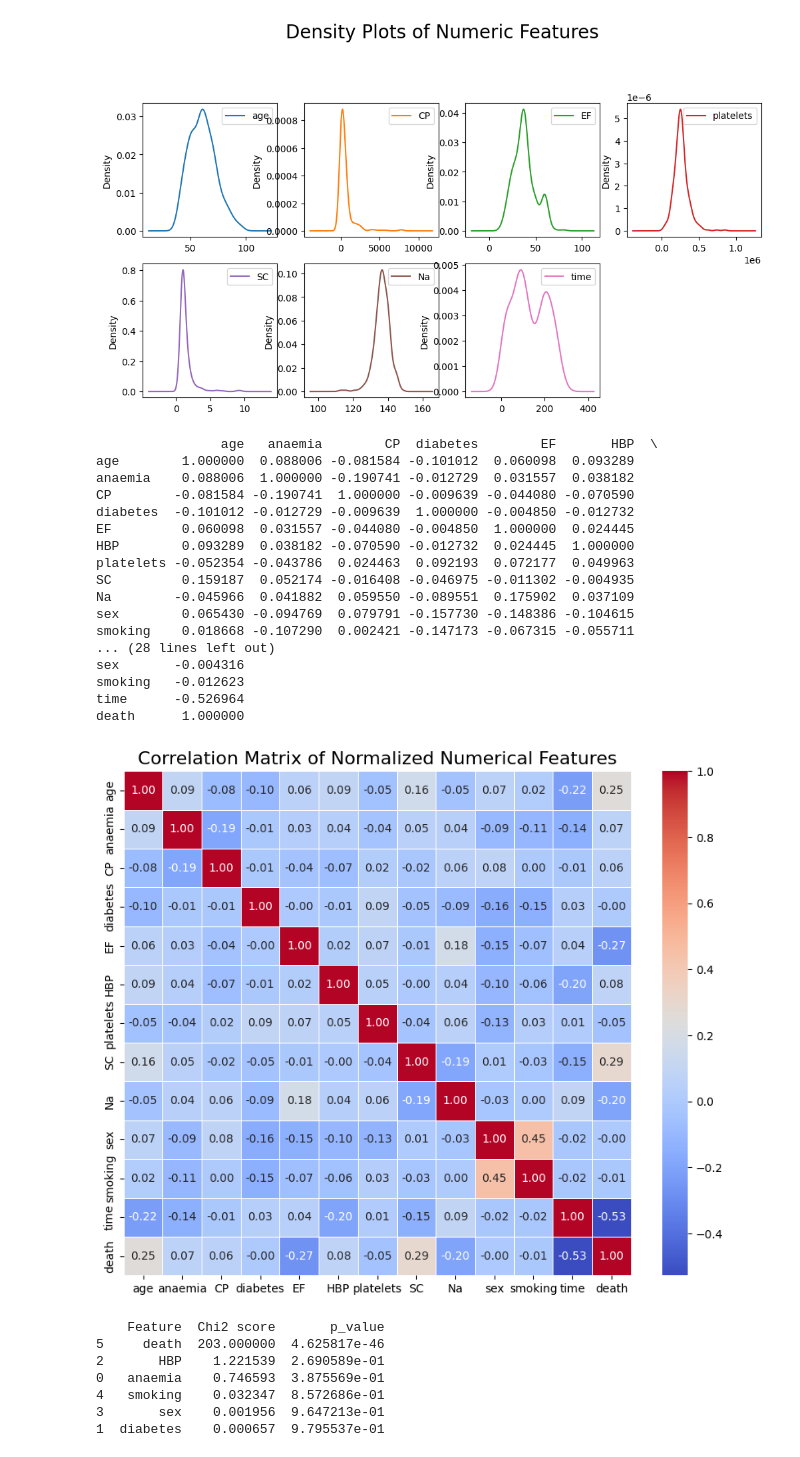
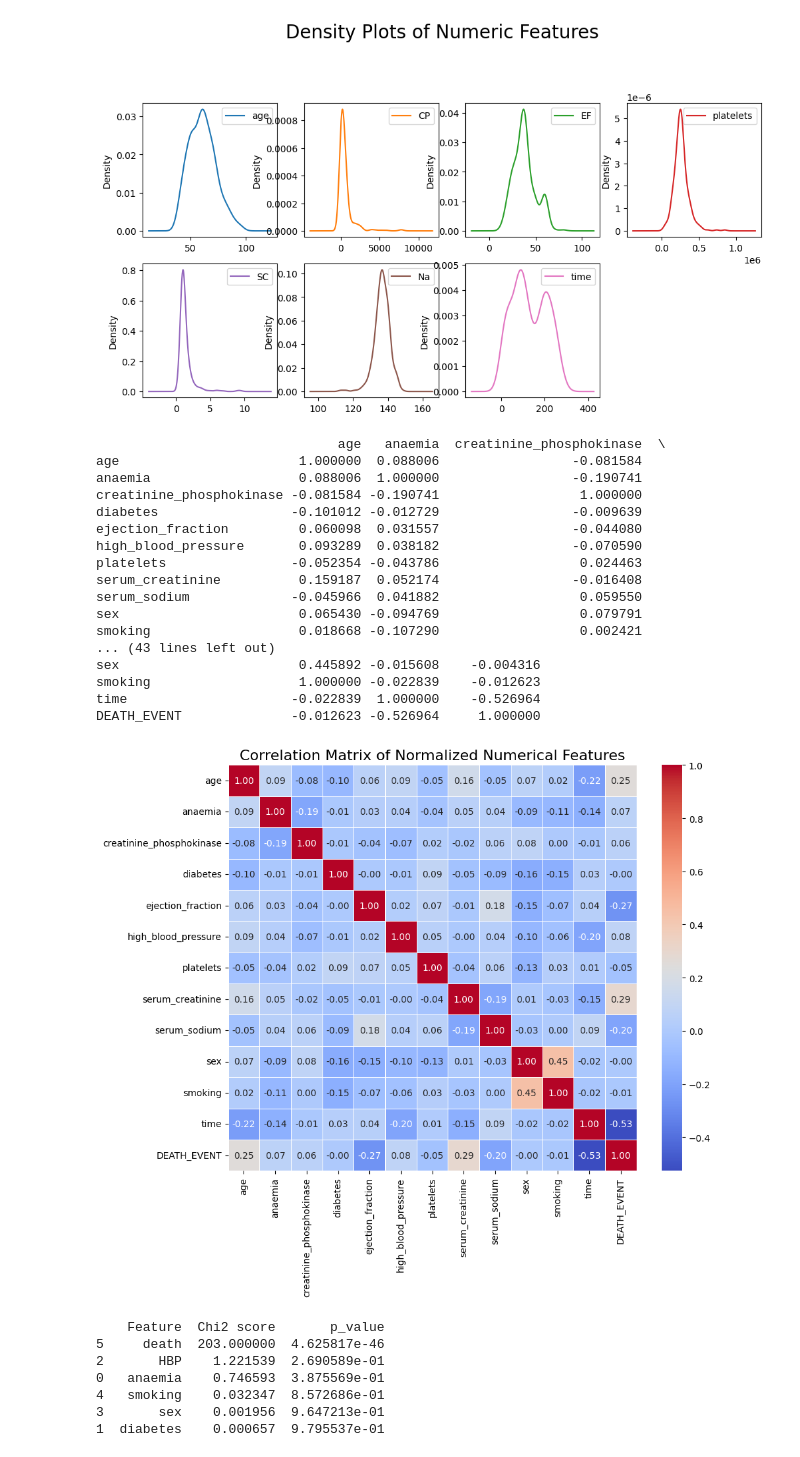
Before and after one commit to CZhakshylykova/Heart-Attack-Risk, a Jupyter notebook: Heart_attack.ipynb, the cells around one changed output. Cells and saved outputs as stored; diff of their text form; code cells hidden in the pictures.

```diff
--- a/Heart_attack.ipynb
+++ b/Heart_attack.ipynb
@@ -59,6 +27,0 @@ Index(['age', 'anaemia', 'creatinine_phosphokinase', 'diabetes',
-# %%
-#some columns names are very long therefore I want to rename them.
-data.columns = ['age', 'anaemia', 'CP', 'diabetes', \
-       'EF', 'HBP', 'platelets', \
-       'SC', 'Na', 'sex', 'smoking', 'time', \
-       'death']
@@ -74,9 +28,10 @@ data.head()
 # %%
 #convert columns with  0,1 data into categorical data
+
 data.anaemia = data.anaemia.astype("category")
 data.diabetes = data.diabetes.astype("category")
-data.HBP = data.HBP.astype("category")
+data.high_blood_pressure = data.high_blood_pressure.astype("category")
 data.sex = data.sex.astype("category")
 data.smoking = data.smoking.astype("category")
-data.death = data.death.astype("category")
+data.DEATH_EVENT = data.DEATH_EVENT.astype("category")
 # %%
@@ -119,14 +70,0 @@ dtype: int64
-# %%
-# machine learning method for the outlier detection
-from sklearn.neighbors import LocalOutlierFactor
-
-lof = LocalOutlierFactor(n_neighbors=20, contamination=0.01)
-outlier_labels = lof.fit_predict(data.select_dtypes(include=['number']))  # Only numeric data
-data['Outlier'] = outlier_labels  # -1 means outlier, 1 means normal
-
-print(data['Outlier'].value_counts())  # Count outliers
-
-# so there are only three outliers so I will leave them and wont remove
-
-#drop the Outlier column
-data = data.drop("Outlier", axis = 1)
@@ -202,49 +300,49 @@ plt.show()
 # %%
 #NUMERICAL DATA
 
 # normalize the data with standartscaler (actually there is no need for the normalization (the correlation function will take care about the normalisation)
 # but for the practice I did the normalisation of numeric features
 
 #copy data
 norm_data = data.copy()
-numeric_data = norm_data.select_dtypes(include=["float64", "int64"]).columns
+numeric_data = norm_data.select_dtypes(include="number").columns
 
 #normalize only the numeric data columns using Standardscaler
 from sklearn.preprocessing import StandardScaler
 scaler = StandardScaler()
 
 norm_data[numeric_data]=scaler.fit_transform(norm_data[numeric_data])
 
 #calculate the correlation matrix
 correlation_matrix = norm_data.corr()
 print(correlation_matrix)
 
 #plot the correlation heatmap
 #CAVE: the heatmap includes also the categorical data
 
 plt.figure(figsize=(10,8))
 sns.heatmap(correlation_matrix, annot=True, cmap="coolwarm", fmt=".2f", cbar = True, linewidths=0.5)
 plt.title("Correlation Matrix of Normalized Numerical Features", fontsize =16)
 plt.show()
 # %% [output]
-                age   anaemia        CP  diabetes        EF       HBP  \
-age        1.000000  0.088006 -0.081584 -0.101012  0.060098  0.093289
-anaemia    0.088006  1.000000 -0.190741 -0.012729  0.031557  0.038182
-CP        -0.081584 -0.190741  1.000000 -0.009639 -0.044080 -0.070590
-diabetes  -0.101012 -0.012729 -0.009639  1.000000 -0.004850 -0.012732
-EF         0.060098  0.031557 -0.044080 -0.004850  1.000000  0.024445
-HBP        0.093289  0.038182 -0.070590 -0.012732  0.024445  1.000000
-platelets -0.052354 -0.043786  0.024463  0.092193  0.072177  0.049963
-SC         0.159187  0.052174 -0.016408 -0.046975 -0.011302 -0.004935
-Na        -0.045966  0.041882  0.059550 -0.089551  0.175902  0.037109
-sex        0.065430 -0.094769  0.079791 -0.157730 -0.148386 -0.104615
-smoking    0.018668 -0.107290  0.002421 -0.147173 -0.067315 -0.055711
-... (28 lines left out)
-sex       -0.004316
-smoking   -0.012623
-time      -0.526964
-death      1.000000
+                               age   anaemia  creatinine_phosphokinase  \
+age                       1.000000  0.088006                 -0.081584
+anaemia                   0.088006  1.000000                 -0.190741
+creatinine_phosphokinase -0.081584 -0.190741                  1.000000
+diabetes                 -0.101012 -0.012729                 -0.009639
+ejection_fraction         0.060098  0.031557                 -0.044080
+high_blood_pressure       0.093289  0.038182                 -0.070590
+platelets                -0.052354 -0.043786                  0.024463
+serum_creatinine          0.159187  0.052174                 -0.016408
+serum_sodium             -0.045966  0.041882                  0.059550
+sex                       0.065430 -0.094769                  0.079791
+smoking                   0.018668 -0.107290                  0.002421
+... (43 lines left out)
+sex                       0.445892 -0.015608    -0.004316
+smoking                   1.000000 -0.022839    -0.012623
+time                     -0.022839  1.000000    -0.526964
+DEATH_EVENT              -0.012623 -0.526964     1.000000
-[figure, old version]
+[figure, new version]
 # %%
 # CATEGORICAL DATA
 
```
Also changed, not shown: parts of 20 cells of this notebook.
